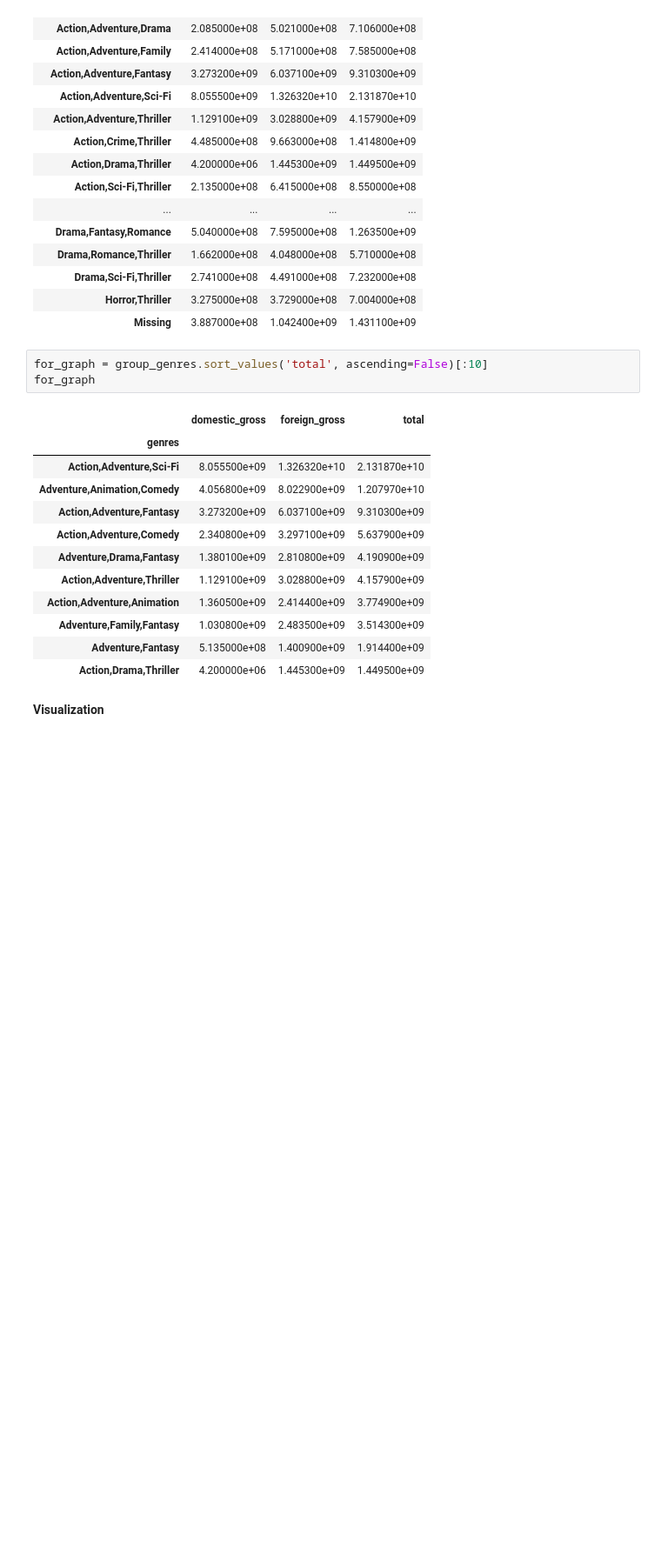
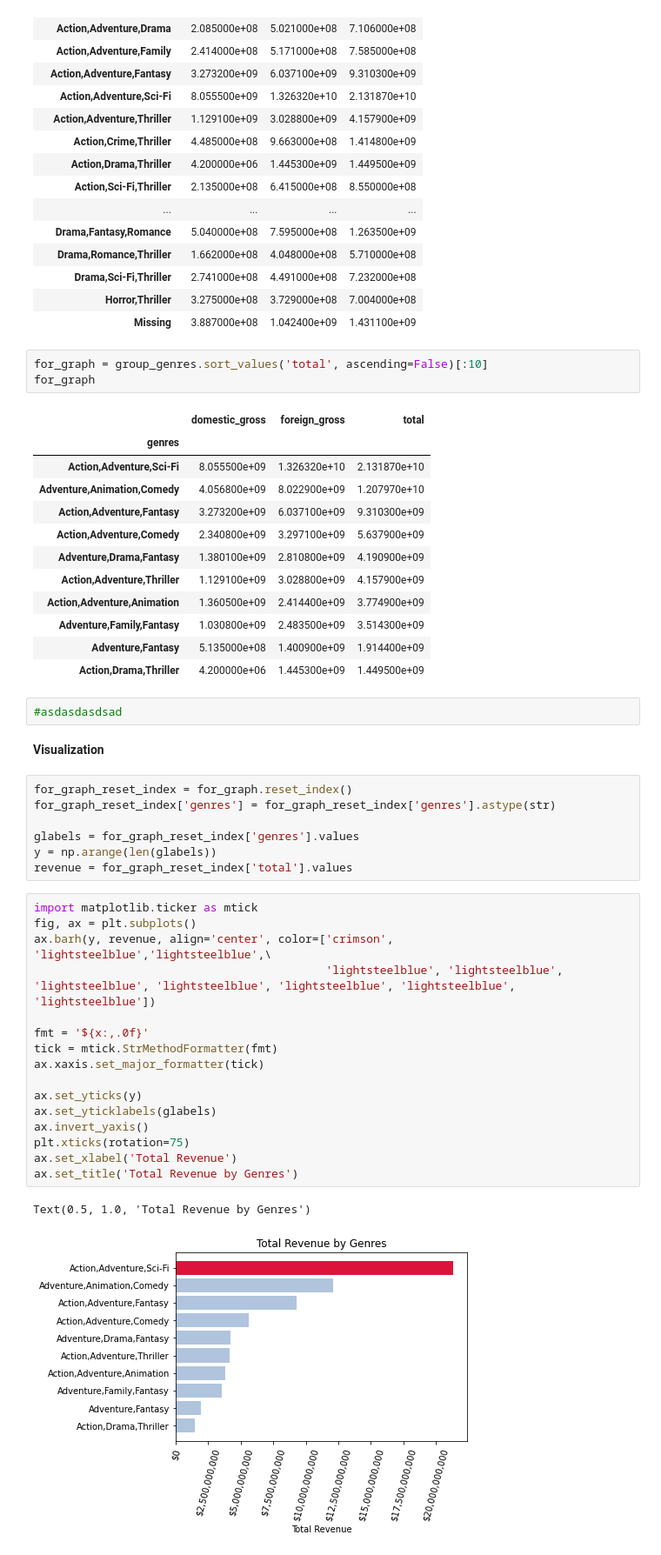
Before and after one commit to ramilchai/dsc-phase-1-project, a Jupyter notebook: student.ipynb, the cells around one changed output. Shown at 87% size. Drawn from its saved outputs; the diff is of its cells as text; blank space fills up the shorter version.

```diff
--- a/student.ipynb
+++ b/student.ipynb
@@ -657,5 +651,33 @@ for_graph
 | Adventure,Family,Fantasy | 1.030800e+09 | 2.483500e+09 | 3.514300e+09 |
 | Adventure,Fantasy | 5.135000e+08 | 1.400900e+09 | 1.914400e+09 |
 | Action,Drama,Thriller | 4.200000e+06 | 1.445300e+09 | 1.449500e+09 |
+# %%
+#asdasdasdsad
 # %% [markdown]
 **Visualization**
+# %%
+for_graph_reset_index = for_graph.reset_index()
+for_graph_reset_index['genres'] = for_graph_reset_index['genres'].astype(str)
+
+glabels = for_graph_reset_index['genres'].values
+y = np.arange(len(glabels))
+revenue = for_graph_reset_index['total'].values
+# %%
+import matplotlib.ticker as mtick
+fig, ax = plt.subplots()
+ax.barh(y, revenue, align='center', color=['crimson', 'lightsteelblue','lightsteelblue',\
+                                           'lightsteelblue', 'lightsteelblue', 'lightsteelblue', 'lightsteelblue', 'lightsteelblue', 'lightsteelblue', 'lightsteelblue'])
+
+fmt = '${x:,.0f}'
+tick = mtick.StrMethodFormatter(fmt)
+ax.xaxis.set_major_formatter(tick)
+
+ax.set_yticks(y)
+ax.set_yticklabels(glabels)
+ax.invert_yaxis()
+plt.xticks(rotation=75)
+ax.set_xlabel('Total Revenue')
+ax.set_title('Total Revenue by Genres')
+# %% [output]
+Text(0.5, 1.0, 'Total Revenue by Genres')
+[figure, added]
```
Also changed, not shown: parts of 38 cells of this notebook.
